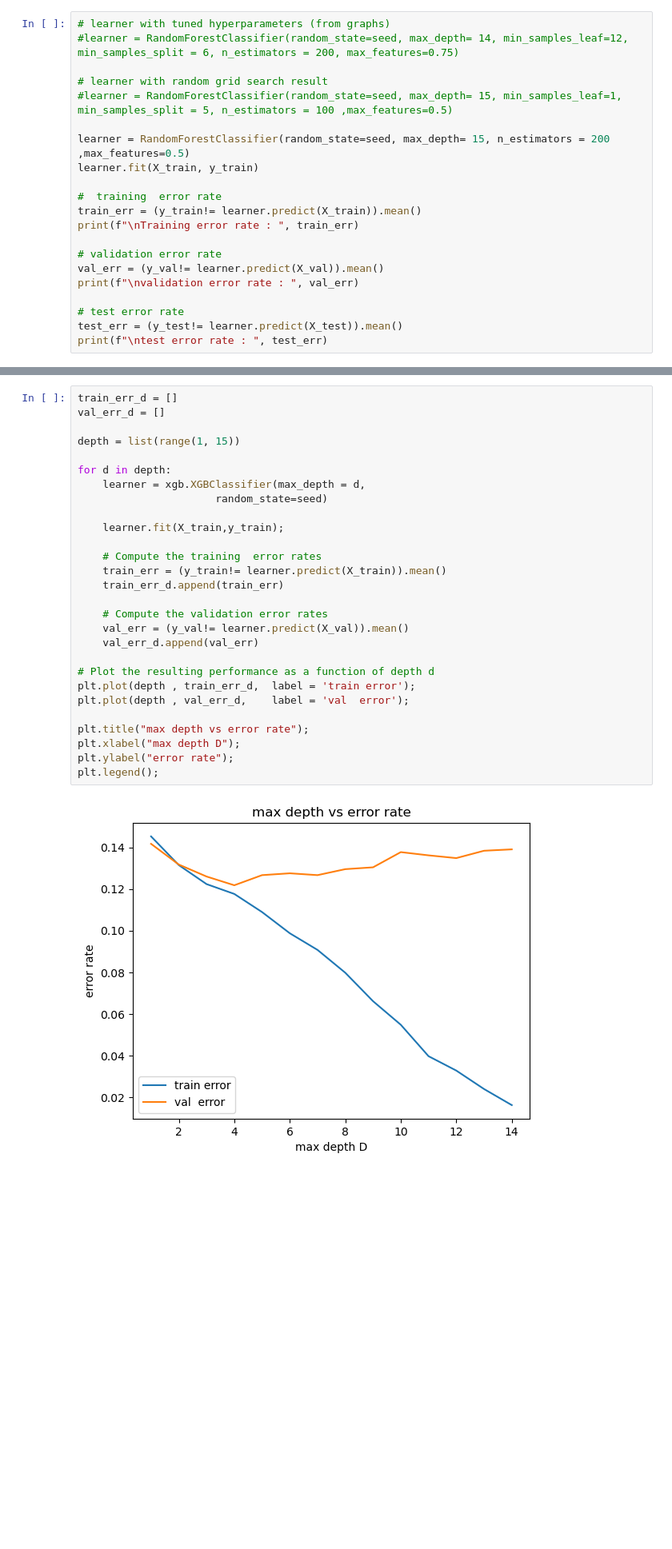
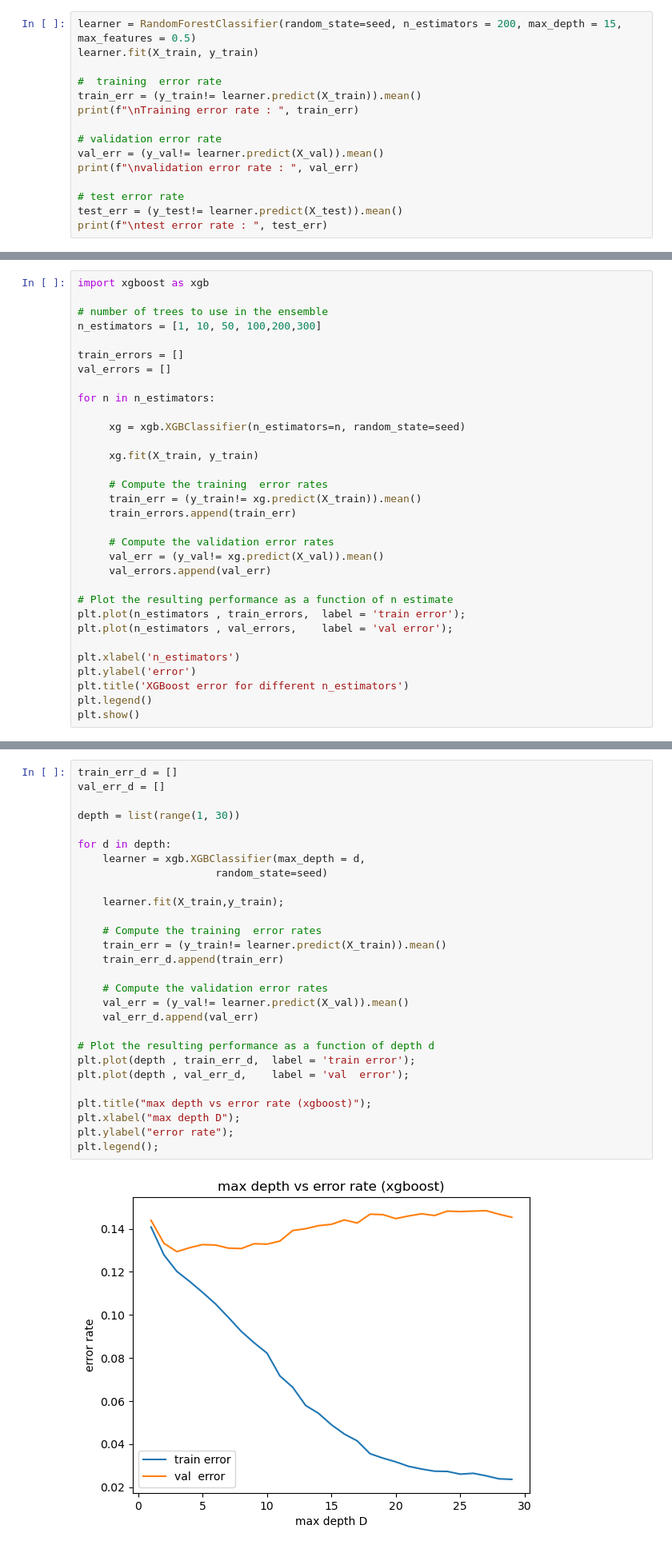
Before and after one commit to nedamhs/income-classification, a Jupyter notebook: income-prediction.ipynb, the cells around one changed output, grey strips where cells are left out. Shown: that part at 80% size. Drawn from its saved outputs; the diff is of its cells as text; blank space fills up the shorter version.

```diff
--- a/income-prediction.ipynb
+++ b/income-prediction.ipynb
@@ -538,13 +587,7 @@ Best score: 0.8603058300948332
 # %% [markdown]
 ## optimal model
 # %%
-# learner with tuned hyperparameters (from graphs)
-#learner = RandomForestClassifier(random_state=seed, max_depth= 14, min_samples_leaf=12, min_samples_split = 6, n_estimators = 200, max_features=0.75)
-
-# learner with random grid search result
-#learner = RandomForestClassifier(random_state=seed, max_depth= 15, min_samples_leaf=1, min_samples_split = 5, n_estimators = 100 ,max_features=0.5)
-
-learner = RandomForestClassifier(random_state=seed, max_depth= 15, n_estimators = 200 ,max_features=0.5)
+learner = RandomForestClassifier(random_state=seed, n_estimators = 200, max_depth = 15, max_features = 0.5)
 learner.fit(X_train, y_train)
 
 #  training  error rate
@@ -608,0 +694,32 @@ test error rate :  0.12843191450156624
+# %%
+import xgboost as xgb
+
+# number of trees to use in the ensemble
+n_estimators = [1, 10, 50, 100,200,300]
+
+train_errors = []
+val_errors = []
+
+for n in n_estimators:
+
+     xg = xgb.XGBClassifier(n_estimators=n, random_state=seed)
+
+     xg.fit(X_train, y_train)
+
+     # Compute the training  error rates
+     train_err = (y_train!= xg.predict(X_train)).mean()
+     train_errors.append(train_err)
+
+     # Compute the validation error rates
+     val_err = (y_val!= xg.predict(X_val)).mean()
+     val_errors.append(val_err)
+
+# Plot the resulting performance as a function of n estimate
+plt.plot(n_estimators , train_errors,  label = 'train error');
+plt.plot(n_estimators , val_errors,    label = 'val error');
+
+plt.xlabel('n_estimators')
+plt.ylabel('error')
+plt.title('XGBoost error for different n_estimators')
+plt.legend()
+plt.show()
@@ -609,30 +728,30 @@ test error rate :  0.12843191450156624
 # %%
 train_err_d = []
 val_err_d = []
 
-depth = list(range(1, 15))
+depth = list(range(1, 30))
 
 for d in depth:
     learner = xgb.XGBClassifier(max_depth = d,
                       random_state=seed)
 
     learner.fit(X_train,y_train);
 
     # Compute the training  error rates
     train_err = (y_train!= learner.predict(X_train)).mean()
     train_err_d.append(train_err)
 
     # Compute the validation error rates
     val_err = (y_val!= learner.predict(X_val)).mean()
     val_err_d.append(val_err)
 
 # Plot the resulting performance as a function of depth d
 plt.plot(depth , train_err_d,  label = 'train error');
 plt.plot(depth , val_err_d,    label = 'val  error');
 
-plt.title("max depth vs error rate");
+plt.title("max depth vs error rate (xgboost)");
 plt.xlabel("max depth D");
 plt.ylabel("error rate");
 plt.legend();
 # %% [output]
-[figure, old version]
+[figure, new version]
```
Also changed, not shown: parts of 58 cells of this notebook.
